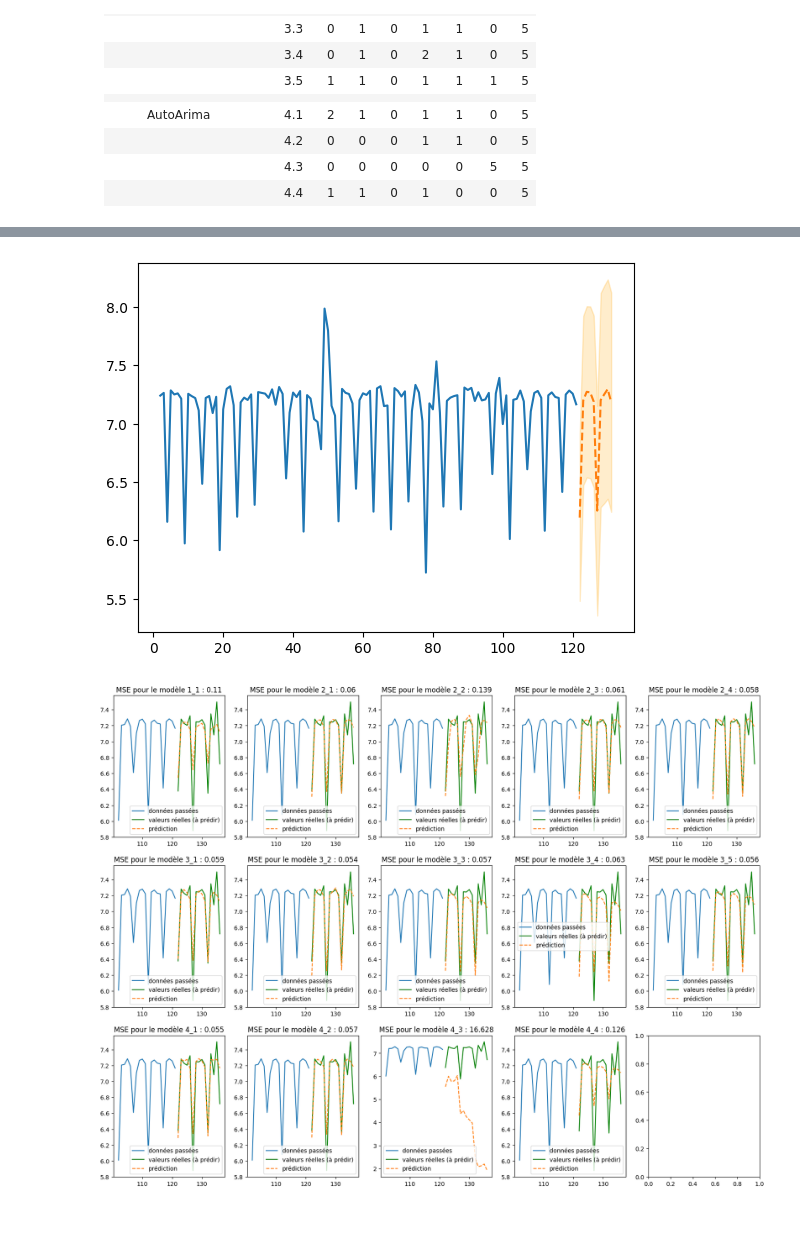
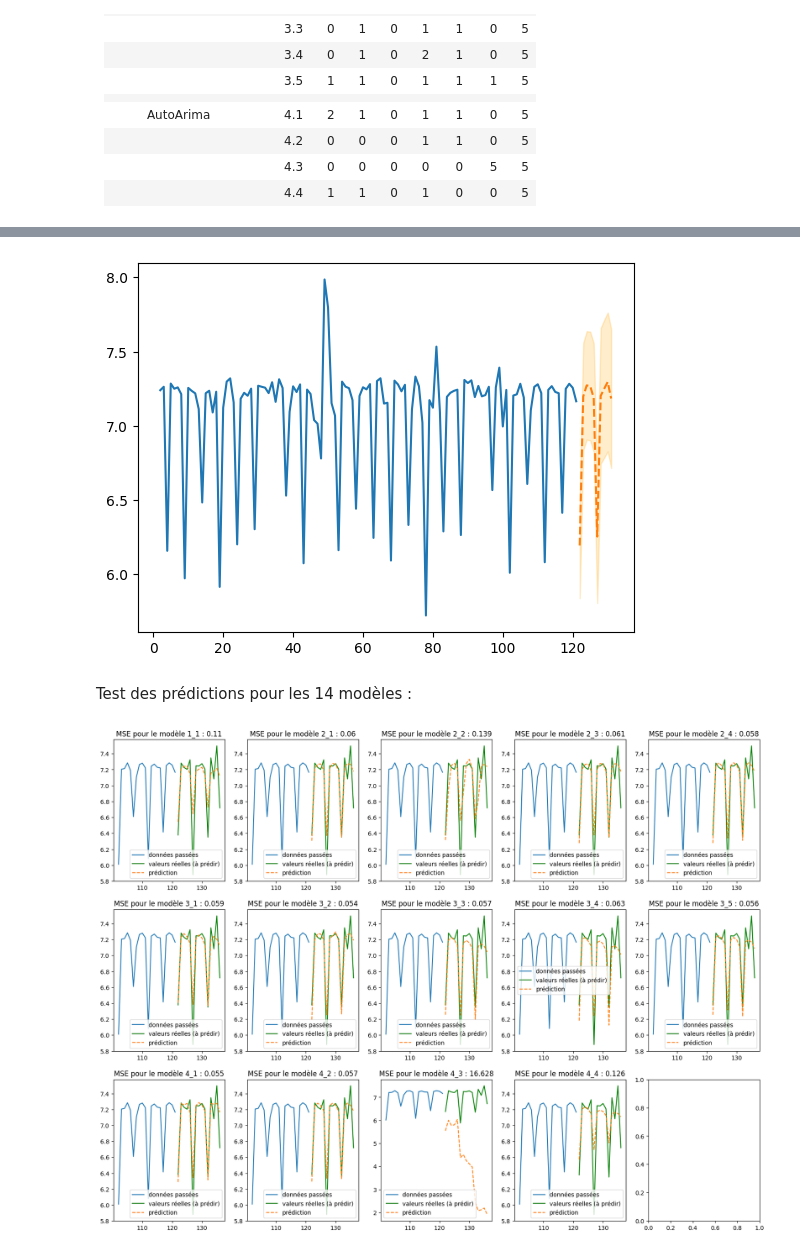
Before and after one commit to kjousselin/M2_serie_chrono, a Jupyter notebook: traitement.ipynb, the cells around one changed output, grey strips where cells are left out. Cells and saved outputs as stored; diff of their text form; code cells hidden in the pictures; blank space fills up the shorter version.

```diff
--- a/traitement.ipynb
+++ b/traitement.ipynb
@@ -557,26 +571,27 @@ n_p_t = 3 # Nb de périodes tronquées
 Ldata_tronque = Ldata[:-5*n_p_t]
 # %%
+
 liste_model = {}
 
 # Un premier modèle :
-liste_model['Mod11'] = sm.tsa.statespace.SARIMAX(Ldata_tronque, order=(7, 0, 0), seasonal_order=(0, 0, 0, 0), trend=None, enforce_stationarity=False, enforce_invertibility=False).fit()
+liste_model['Mod11'] = sm.tsa.statespace.SARIMAX(Ldata_tronque, order=(7, 0, 0), seasonal_order=(0, 0, 0, 0), trend=None, enforce_stationarity=False, enforce_invertibility=False).fit(disp=0)
 
 # Modèles de type (d, D) = (0, 1)
-liste_model['Mod21'] = sm.tsa.statespace.SARIMAX(Ldata_tronque, order=(0, 0, 0), seasonal_order=(3, 1, 3, 5), trend=None, enforce_stationarity=False, enforce_invertibility=False).fit()
-liste_model['Mod22'] = sm.tsa.statespace.SARIMAX(Ldata_tronque, order=(3, 0, 4), seasonal_order=(5, 1, 5, 5), trend=None, enforce_stationarity=False, enforce_invertibility=False).fit()
-liste_model['Mod23'] = sm.tsa.statespace.SARIMAX(Ldata_tronque, order=(2, 0, 0), seasonal_order=(3, 1, 3, 5), trend=None, enforce_stationarity=False, enforce_invertibility=False).fit()
-liste_model['Mod24'] = sm.tsa.statespace.SARIMAX(Ldata_tronque, order=(3, 0, 0), seasonal_order=(1, 1, 1, 5), trend=None, enforce_stationarity=False, enforce_invertibility=False).fit()
+liste_model['Mod21'] = sm.tsa.statespace.SARIMAX(Ldata_tronque, order=(0, 0, 0), seasonal_order=(3, 1, 3, 5), trend=None, enforce_stationarity=False, enforce_invertibility=False).fit(disp=0)
+liste_model['Mod22'] = sm.tsa.statespace.SARIMAX(Ldata_tronque, order=(3, 0, 4), seasonal_order=(5, 1, 5, 5), trend=None, enforce_stationarity=False, enforce_invertibility=False).fit(disp=0)
+liste_model['Mod23'] = sm.tsa.statespace.SARIMAX(Ldata_tronque, order=(2, 0, 0), seasonal_order=(3, 1, 3, 5), trend=None, enforce_stationarity=False, enforce_invertibility=False).fit(disp=0)
+liste_model['Mod24'] = sm.tsa.statespace.SARIMAX(Ldata_tronque, order=(3, 0, 0), seasonal_order=(1, 1, 1, 5), trend=None, enforce_stationarity=False, enforce_invertibility=False).fit(disp=0)
 
 # Modèles de type (d, D) = (1, 1)
-liste_model['Mod31'] = sm.tsa.statespace.SARIMAX(Ldata_tronque, order=(3, 1, 0), seasonal_order=(0, 1, 0, 5), trend=None, enforce_stationarity=False, enforce_invertibility=False).fit()
-liste_model['Mod32'] = sm.tsa.statespace.SARIMAX(Ldata_tronque, order=(4, 1, 0), seasonal_order=(5, 1, 0, 5), trend=None, enforce_stationarity=False, enforce_invertibility=False).fit()
-liste_model['Mod33'] = sm.tsa.statespace.SARIMAX(Ldata_tronque, order=(0, 1, 0), seasonal_order=(1, 1, 0, 5), trend=None, enforce_stationarity=False, enforce_invertibility=False).fit()
-liste_model['Mod34'] = sm.tsa.statespace.SARIMAX(Ldata_tronque, order=(0, 1, 0), seasonal_order=(2, 1, 0, 5), trend=None, enforce_stationarity=False, enforce_invertibility=False).fit()
-liste_model['Mod35'] = sm.tsa.statespace.SARIMAX(Ldata_tronque, order=(1, 1, 0), seasonal_order=(1, 1, 1, 5), trend=None, enforce_stationarity=False, enforce_invertibility=False).fit()
+liste_model['Mod31'] = sm.tsa.statespace.SARIMAX(Ldata_tronque, order=(3, 1, 0), seasonal_order=(0, 1, 0, 5), trend=None, enforce_stationarity=False, enforce_invertibility=False).fit(disp=0)
+liste_model['Mod32'] = sm.tsa.statespace.SARIMAX(Ldata_tronque, order=(4, 1, 0), seasonal_order=(5, 1, 0, 5), trend=None, enforce_stationarity=False, enforce_invertibility=False).fit(disp=0)
+liste_model['Mod33'] = sm.tsa.statespace.SARIMAX(Ldata_tronque, order=(0, 1, 0), seasonal_order=(1, 1, 0, 5), trend=None, enforce_stationarity=False, enforce_invertibility=False).fit(disp=0)
+liste_model['Mod34'] = sm.tsa.statespace.SARIMAX(Ldata_tronque, order=(0, 1, 0), seasonal_order=(2, 1, 0, 5), trend=None, enforce_stationarity=False, enforce_invertibility=False).fit(disp=0)
+liste_model['Mod35'] = sm.tsa.statespace.SARIMAX(Ldata_tronque, order=(1, 1, 0), seasonal_order=(1, 1, 1, 5), trend=None, enforce_stationarity=False, enforce_invertibility=False).fit(disp=0)
 
 # Autres modèles proposés par AutoArima
-liste_model['Mod41'] = sm.tsa.statespace.SARIMAX(Ldata_tronque, order=(2, 1, 2), seasonal_order=(1, 1, 0, 5), trend=None, enforce_stationarity=False, enforce_invertibility=False).fit()
-liste_model['Mod42'] = sm.tsa.statespace.SARIMAX(Ldata_tronque, order=(0, 0, 2), seasonal_order=(1, 1, 0, 5), trend=None, enforce_stationarity=False, enforce_invertibility=False).fit()
-liste_model['Mod43'] = sm.tsa.statespace.SARIMAX(Ldata_tronque, order=(0, 0, 2), seasonal_order=(0, 0, 5, 5), trend=None, enforce_stationarity=False, enforce_invertibility=False).fit()
-liste_model['Mod44'] = sm.tsa.statespace.SARIMAX(Ldata_tronque, order=(1, 1, 2), seasonal_order=(1, 0, 0, 5), trend=None, enforce_stationarity=False, enforce_invertibility=False).fit()
+liste_model['Mod41'] = sm.tsa.statespace.SARIMAX(Ldata_tronque, order=(2, 1, 2), seasonal_order=(1, 1, 0, 5), trend=None, enforce_stationarity=False, enforce_invertibility=False).fit(disp=0)
+liste_model['Mod42'] = sm.tsa.statespace.SARIMAX(Ldata_tronque, order=(0, 0, 2), seasonal_order=(1, 1, 0, 5), trend=None, enforce_stationarity=False, enforce_invertibility=False).fit(disp=0)
+liste_model['Mod43'] = sm.tsa.statespace.SARIMAX(Ldata_tronque, order=(0, 0, 2), seasonal_order=(0, 0, 5, 5), trend=None, enforce_stationarity=False, enforce_invertibility=False).fit(disp=0)
+liste_model['Mod44'] = sm.tsa.statespace.SARIMAX(Ldata_tronque, order=(1, 1, 2), seasonal_order=(1, 0, 0, 5), trend=None, enforce_stationarity=False, enforce_invertibility=False).fit(disp=0)
 # %%
@@ -606,14 +621,18 @@ Warnings:
 [1] Covariance matrix calculated using the outer product of gradients (complex-step).
 [figure]
 # %%
-Pred = liste_model['Mod32'].get_forecast(steps=10).summary_frame(alpha=0.01)
+# Prédiction du modèle 3.2 sur les 3 dernières semaines :
+
+Pred = liste_model['Mod32'].get_forecast(steps=10).summary_frame(alpha=0.2)
 Fig = Ldata_tronque.plot()
 Pred['mean'].plot(ax=Fig, style='--')
 Fig.fill_between(Pred.index, Pred['mean_ci_lower'], Pred['mean_ci_upper'], color='orange', alpha=0.2)
 Fig.figure
 plt.show()
 # %% [output]
-[figure, old version]
+[figure, new version]
+# %% [markdown]
+Test des prédictions pour les 14 modèles :
 # %%
 fig = plt.figure(figsize=(20,15))
 axs = fig.subplots(3,5)
```
Also changed, not shown: parts of 36 cells of this notebook.
